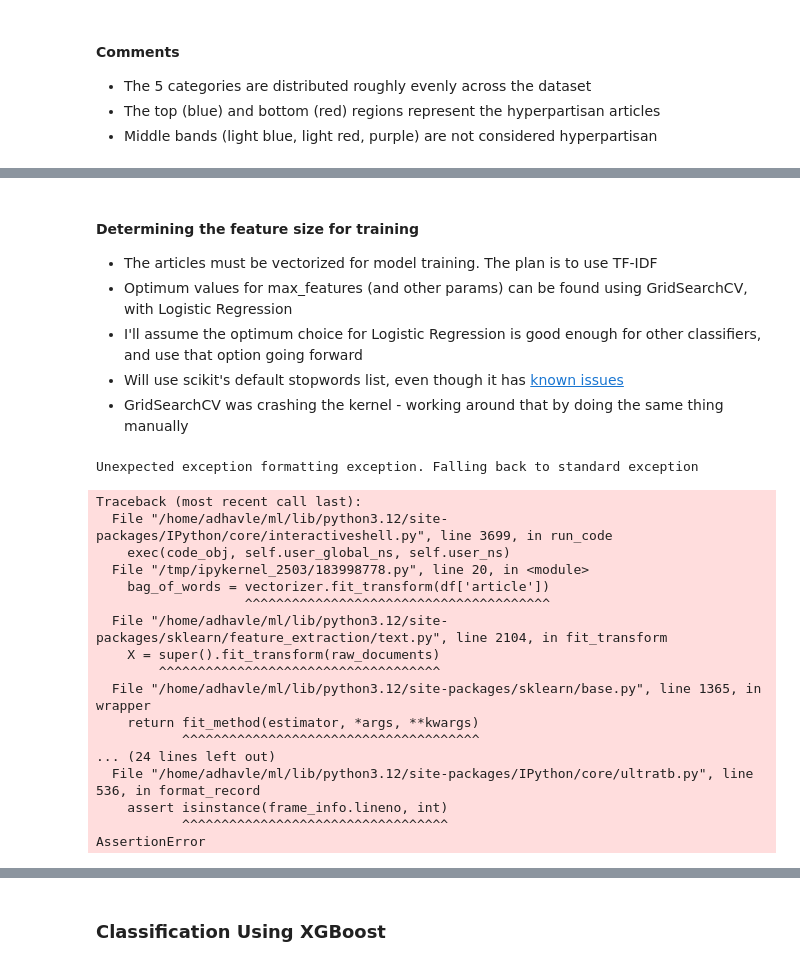
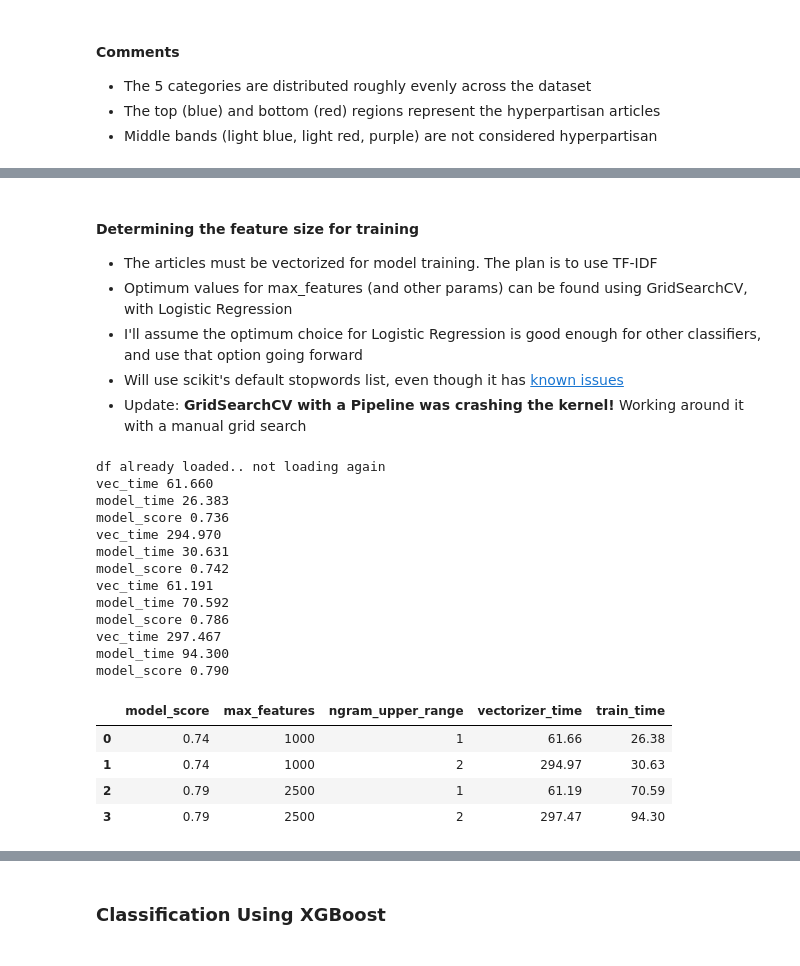
Before and after one commit to adhavle/hyperpartisan-news-detection, a Jupyter notebook: hyperpartisan-news-detection-four-methods.ipynb, the cells around one changed output, grey strips where cells are left out. Saved outputs shown, nothing was run; the diff lists cells and outputs as text; code cells hidden in the pictures.

```diff
--- a/hyperpartisan-news-detection-four-methods.ipynb
+++ b/hyperpartisan-news-detection-four-methods.ipynb
@@ -201,12 +230,16 @@ plt.show()
  - Optimum values for max_features (and other params) can be found using GridSearchCV, with Logistic Regression
  - I'll assume the optimum choice for Logistic Regression is good enough for other classifiers, and use that option going forward
  - Will use scikit's default stopwords list, even though it has [known issues](https://aclanthology.org/W18-2502/)
- - GridSearchCV was crashing the kernel - working around that by doing the same thing manually
+ - Update: **GridSearchCV with a Pipeline was crashing the kernel!** Working around it with a manual grid search
 # %%
+from sklearn.feature_extraction import text
+additional_stopwords = ['amp', 'com', 'href', 'htm', 'html', 'http', 'https', 'php', 'searchindex', 'solr', 'www']
+stop_words = list(text.ENGLISH_STOP_WORDS.union(additional_stopwords))
+
 cv_max_features = [1000, 2500]
 cv_ngram_upper_range = [1, 2]
 
-# fetch cartesian product of feature values, for grid search
+# fetch cartesian product of feature ranges for grid search
 from itertools import product
 cv_params = list(product(cv_max_features, cv_ngram_upper_range))
 
@@ -214,8 +247,8 @@ cv_result = []
 for max_features, ngram_upper_range in cv_params:
 
     vectorizer = TfidfVectorizer(
-        lowercase=False,
-        stop_words='english',
+        lowercase=True,
+        stop_words=stop_words,
         max_features=max_features,
         min_df=5,
         max_df=0.7,
@@ -225,50 +258,50 @@ for max_features, ngram_upper_range in cv_params:
     bag_of_words = vectorizer.fit_transform(df['article'])
     vec_time = time.time() - vec_time
     print(f"vec_time {vec_time:.3f}")
 
     bag_of_words_df = pd.DataFrame(
         bag_of_words.toarray(),
         columns=vectorizer.get_feature_names_out())
     x_train, x_test, y_train, y_test = train_test_split(bag_of_words_df,
                                                     df['bias'],
                                                     test_size=0.2,
                                                     random_state=42,
                                                     stratify=df['bias'])
 
     logregmodel = LogisticRegression(max_iter=200, random_state=42, solver='lbfgs')
     model_time = time.time()
     logregmodel.fit(x_train, y_train)
     model_time = time.time() - model_time
     model_score = logregmodel.score(x_test, y_test)
 
     cv_result.append([model_score, max_features, ngram_upper_range, vec_time, model_time])
     print(f"model_time {model_time:.3f}")
     print(f"model_score {model_score:.3f}")
 
 cv_df = pd.DataFrame(
     cv_result,
     columns = ['model_score', 'max_features', 'ngram_upper_range', 'vectorizer_time', 'train_time'])
 pd.options.display.float_format = "{:,.2f}".format
 pd.options.display.max_rows = len(cv_result)
 display(cv_df)
 # %% [output]
-Unexpected exception formatting exception. Falling back to standard exception
+df already loaded.. not loading again
+vec_time 61.660
+model_time 26.383
+model_score 0.736
+vec_time 294.970
+model_time 30.631
+model_score 0.742
+vec_time 61.191
+model_time 70.592
+model_score 0.786
+vec_time 297.467
+model_time 94.300
+model_score 0.790
-Traceback (most recent call last):
-  File "/home/adhavle/ml/lib/python3.12/site-packages/IPython/core/interactiveshell.py", line 3699, in run_code
-    exec(code_obj, self.user_global_ns, self.user_ns)
-  File "/tmp/ipykernel_2503/183998778.py", line 20, in <module>
-    bag_of_words = vectorizer.fit_transform(df['article'])
-                   ^^^^^^^^^^^^^^^^^^^^^^^^^^^^^^^^^^^^^^^
-  File "/home/adhavle/ml/lib/python3.12/site-packages/sklearn/feature_extraction/text.py", line 2104, in fit_transform
-    X = super().fit_transform(raw_documents)
-        ^^^^^^^^^^^^^^^^^^^^^^^^^^^^^^^^^^^^
-  File "/home/adhavle/ml/lib/python3.12/site-packages/sklearn/base.py", line 1365, in wrapper
-    return fit_method(estimator, *args, **kwargs)
-           ^^^^^^^^^^^^^^^^^^^^^^^^^^^^^^^^^^^^^^
-... (24 lines left out)
-  File "/home/adhavle/ml/lib/python3.12/site-packages/IPython/core/ultratb.py", line 536, in format_record
-    assert isinstance(frame_info.lineno, int)
-           ^^^^^^^^^^^^^^^^^^^^^^^^^^^^^^^^^^
-AssertionError
+|  | model_score | max_features | ngram_upper_range | vectorizer_time | train_time |
+| 0 | 0.74 | 1000 | 1 | 61.66 | 26.38 |
+| 1 | 0.74 | 1000 | 2 | 294.97 | 30.63 |
+| 2 | 0.79 | 2500 | 1 | 61.19 | 70.59 |
+| 3 | 0.79 | 2500 | 2 | 297.47 | 94.30 |
 # %% [markdown]
 #### Comments
```
Also changed, not shown: parts of 17 cells of this notebook, 1 other file.
